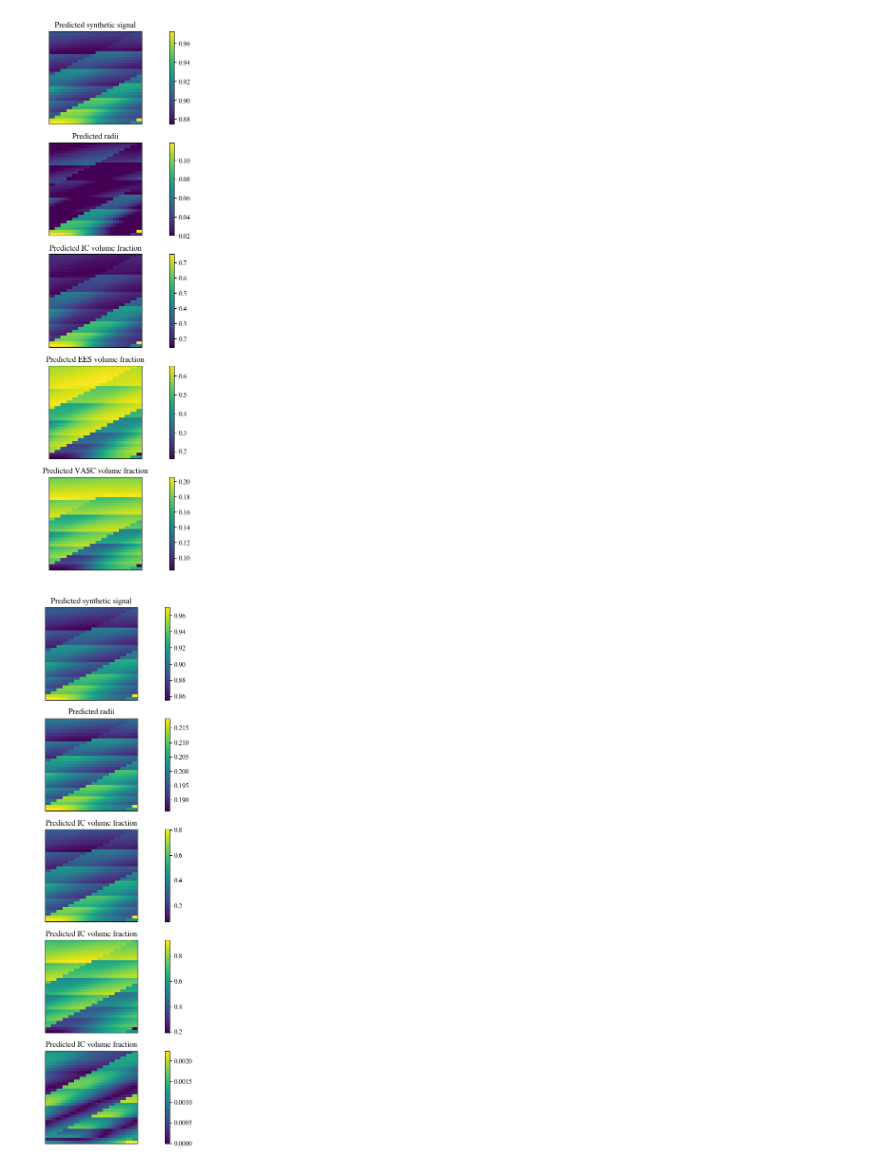
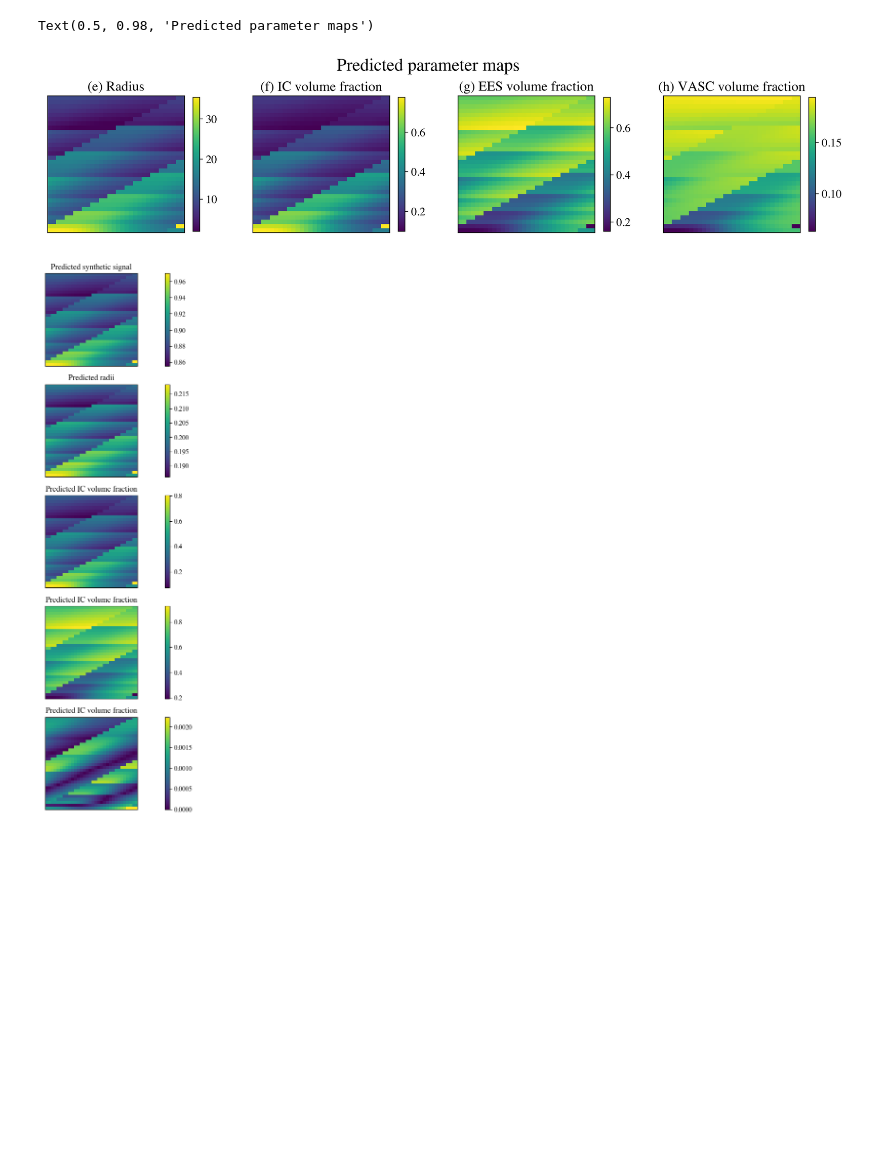
Before and after one commit to theavage/Master-project, a Jupyter notebook: network/test.ipynb, the cells around one changed output. Cells and saved outputs as stored; diff of their text form; code cells hidden in the pictures; blank space fills up the shorter version.

```diff
--- a/network/test.ipynb
+++ b/network/test.ipynb
@@ -13,54 +13,32 @@ r = radi[64:].reshape(32,32)
 f_s = f_sphere[64:].reshape(32,32)
 f_b = f_ball[64:].reshape(32,32)
 f_stick = f_stick[64:].reshape(32,32)
-# %%
-fig, ax = plt.subplots(5,figsize = (15,15))
-
-im1 = ax[0].imshow(s[:,:,0])
-
-ax[0].get_xaxis().set_visible(False)
-ax[0].get_yaxis().set_visible(False)
-ax[0].set_title('Predicted synthetic signal')
-cb0 = fig.colorbar(im1,ax=ax[0])
-
-
-im2 = ax[1].imshow(r)
-
-ax[1].get_xaxis().set_visible(False)
-ax[1].get_yaxis().set_visible(False)
-ax[1].set_title('Predicted radii')
-cb1 = fig.colorbar(im2,ax=ax[1])
-
-
-im3 = ax[2].imshow(f_s)
-
-ax[2].get_xaxis().set_visible(False)
-ax[2].get_yaxis().set_visible(False)
-ax[2].set_title('Predicted IC volume fraction')
-cb2 = fig.colorbar(im3,ax=ax[2])
-
-
-im4 = ax[3].imshow(f_b)
-
-ax[3].get_xaxis().set_visible(False)
-ax[3].get_yaxis().set_visible(False)
-ax[3].set_title('Predicted EES volume fraction')
-cb2 = fig.colorbar(im4,ax=ax[3])
-
-
-im5 = ax[4].imshow(f_stick)
-
-ax[4].get_xaxis().set_visible(False)
-ax[4].get_yaxis().set_visible(False)
-ax[4].set_title('Predicted VASC volume fraction')
-cb2 = fig.colorbar(im5,ax=ax[4])
-
-plt.rcParams["font.family"] = "times"
-plt.rcParams["figure.dpi"] = 100
-plt.rcParams['savefig.dpi'] = 300
-plt.rcParams['font.size'] = 10
-# %% [output]
-[figure, removed]
+# %%
+from scipy import ndimage
+
+fig, ax = plt.subplots(1,4, figsize=(16,3.5))
+
+
+plt.rcParams["font.family"] = "times"
+plt.rcParams["figure.dpi"] = 300
+plt.rcParams['savefig.dpi'] = 300
+plt.rcParams['font.size'] = 13
+
+
+images = [r*100,f_s,f_b,f_stick,s[:,:,1]]
+names = ["(e) Radius",'(f) IC volume fraction','(g) EES volume fraction','(h) VASC volume fraction','Predicted signal']
+for i in range(4):
+    #image = ndimage.rotate(images[i], 90)
+    im = ax[i].imshow(images[i])
+    ax[i].get_xaxis().set_visible(False)
+    ax[i].get_yaxis().set_visible(False)
+    ax[i].set_title(names[i])
+    cb = fig.colorbar(im,ax=ax[i], shrink = 0.8)
+
+fig.suptitle('Predicted parameter maps',fontsize=20)
+# %% [output]
+Text(0.5, 0.98, 'Predicted parameter maps')
+[figure, added]
 # %%
 fig, ax = plt.subplots(5,figsize = (15,15))
 
```
Also changed, not shown: parts of 8 cells of this notebook, 52 other files.
